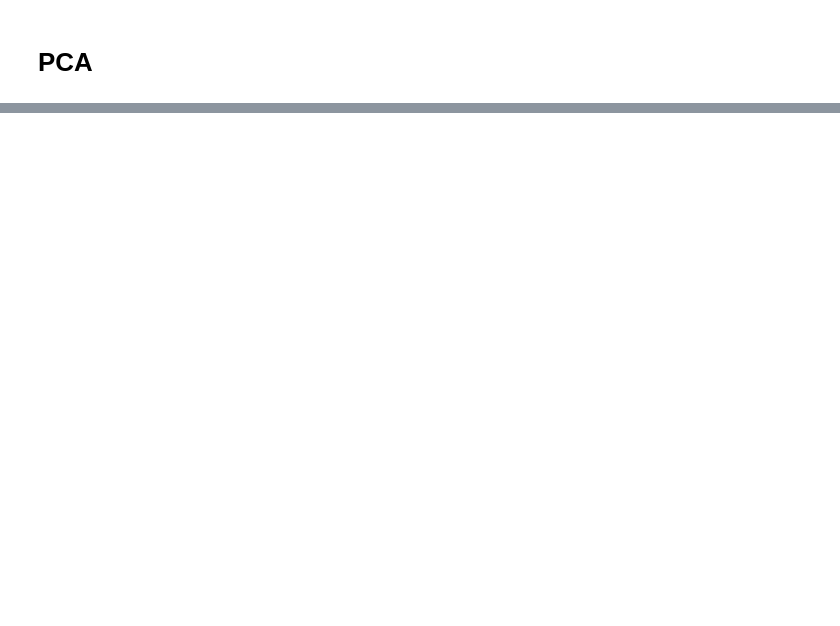
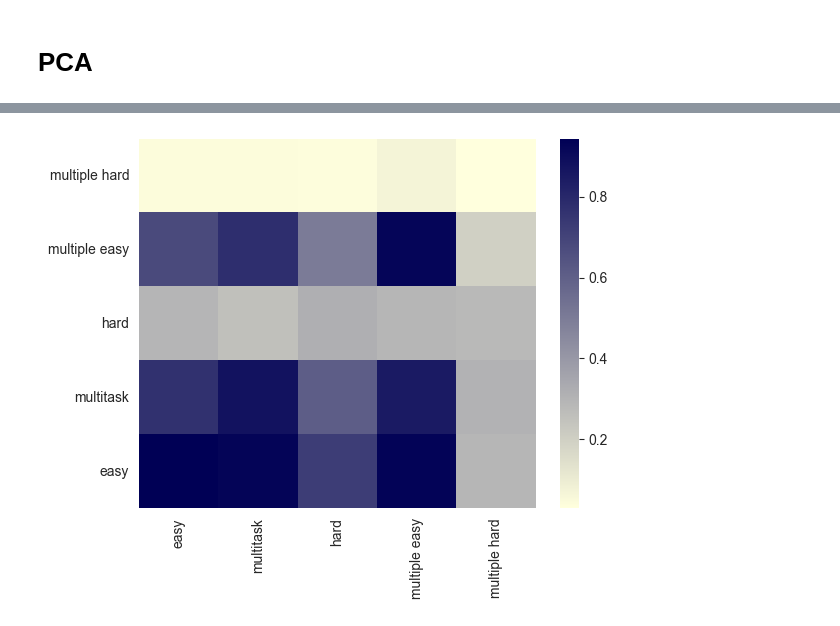
Before and after one commit to mayft/factorized-neural-predictivity, a Jupyter notebook: easy_vs_hard_feature_bias.ipynb, the cells around one changed output, grey strips where cells are left out. Drawn from its saved outputs; the diff is of its cells as text; code cells hidden in the pictures; blank space fills up the shorter version.

```diff
--- a/easy_vs_hard_feature_bias.ipynb
+++ b/easy_vs_hard_feature_bias.ipynb
@@ -214,2 +213,4 @@ def run(features=FEATURES, units_per_feature=16, verbose=0,n=2):
 # %% [markdown]
 # Networks
+# %%
+models = {}
@@ -376,0 +413,26 @@ d[[0,1,'easy','hard']]
+# %%
+predspc = {}
+
+for i, a in models.items():
+    predspc[i] = {}
+    for j, b in models.items():
+        p, at = a[0](x1)
+        p2,at2 =a[0](x2)
+        fitx,_,testx,_ = to_pcs(at.cpu().detach().numpy(),p.cpu().detach().numpy(),at2.cpu().detach().numpy(),p2.cpu().detach().numpy(),n=6)
+
+
+        fity = b[1](x1)[1].cpu().detach()
+        testy = b[1](x2)[1].cpu().detach()
+        _,predspc[i][j] = score(fitx,fity,testx,testy)
+# %%
+df2 = pd.DataFrame(predspc)
+
+
+c = sns.color_palette("blend:#FFD,#005",as_cmap=True)#.reversed()
+#fig, axs = plt.subplots(ncols=2, figsize=(10,4))
+
+ax = sns.heatmap(df2,cmap=c)
+ax.invert_yaxis()
+plt.show()
+# %% [output]
+[figure, added]
```
Also changed, not shown: parts of 42 cells of this notebook, 39 other files.
